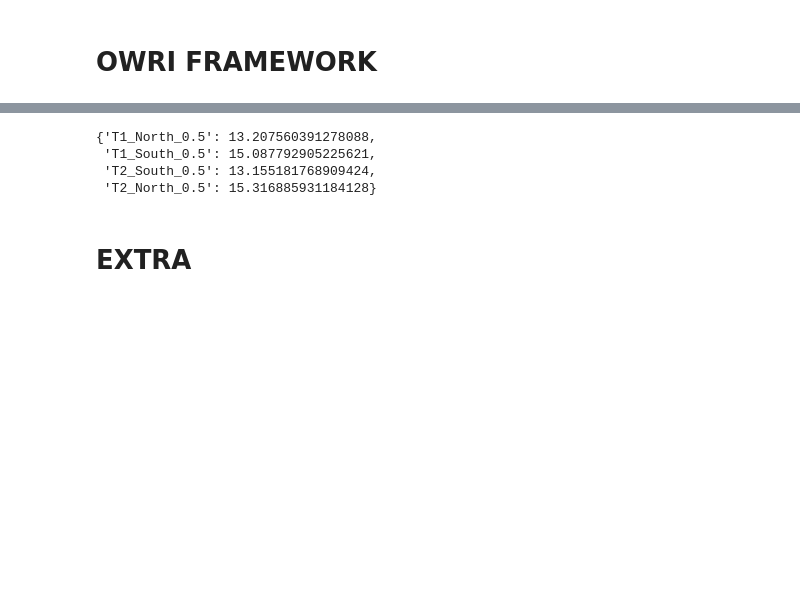
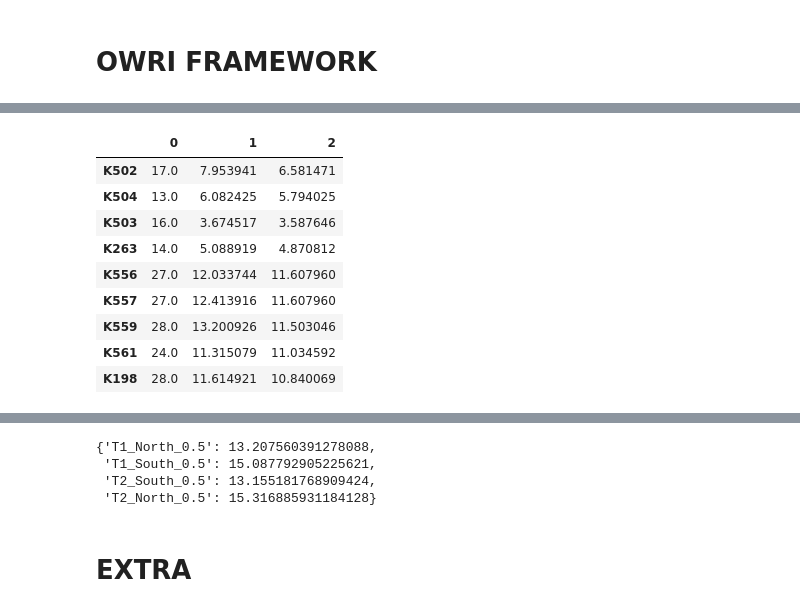
Before and after one commit to himanshudce/OWRI, a Jupyter notebook: notebooks/LSTM_multivariate_Pytorch.ipynb, the cells around one changed output, grey strips where cells are left out. Drawn from its saved outputs; the diff is of its cells as text; code cells hidden in the pictures; blank space fills up the shorter version.

Commit message:
added new weighted df

```diff
--- a/notebooks/LSTM_multivariate_Pytorch.ipynb
+++ b/notebooks/LSTM_multivariate_Pytorch.ipynb
@@ -176,6 +184,6 @@ def model_evaluation( model, test_X, device):
 # %%
 # declare variables
-thresholds = [0,0.25,0.5,1]
+thresholds = [1]
 epoch = 50
 batch_size = 32
 learning_rate = 0.1
@@ -214,7 +222,8 @@ for trajectory in results.keys(): # Loop over all trajectories
             top_corr_df = get_top_corr_features(top_corr_df, top_k_col) # get the top k correlated intersections
             n_features = len(df.columns) # number of features (correlated intersections)
             n_obs = sequence_length * n_features # number of columns in the input
-            reframed = series_to_supervised(df, sequence_length, output_pred)
+            weighted_df = preprocess_df_2(df,ae_score)
+            reframed = series_to_supervised(weighted_df, sequence_length, output_pred)
             train_X, train_y, test_X, test_y, scl = preprocess_df(reframed,top_corr_df, n_obs, n_features, sequence_length)
             train_X, train_y, test_X, test_y = train_X.astype('float32'), train_y.astype('float32'), test_X.astype('float32'), test_y.astype('float32')
 
@@ -262,0 +264,3 @@ Starting threshold: 0.75
+# %%
+temp1 = df.iloc[0:1].values
+temp1
@@ -262,0 +301,16 @@ Starting threshold: 0.75
+# %%
+# multiply top_corr_df and temp1 on axis 1
+temp2 = np.multiply(top_corr_df, temp1.T)
+# %%
+temp2
+# %% [output]
+|  | 0 | 1 | 2 |
+| K502 | 17.0 | 7.953941 | 6.581471 |
+| K504 | 13.0 | 6.082425 | 5.794025 |
+| K503 | 16.0 | 3.674517 | 3.587646 |
+| K263 | 14.0 | 5.088919 | 4.870812 |
+| K556 | 27.0 | 12.033744 | 11.607960 |
+| K557 | 27.0 | 12.413916 | 11.607960 |
+| K559 | 28.0 | 13.200926 | 11.503046 |
+| K561 | 24.0 | 11.315079 | 11.034592 |
+| K198 | 28.0 | 11.614921 | 10.840069 |
```
Also changed, not shown: parts of 10 cells of this notebook.
